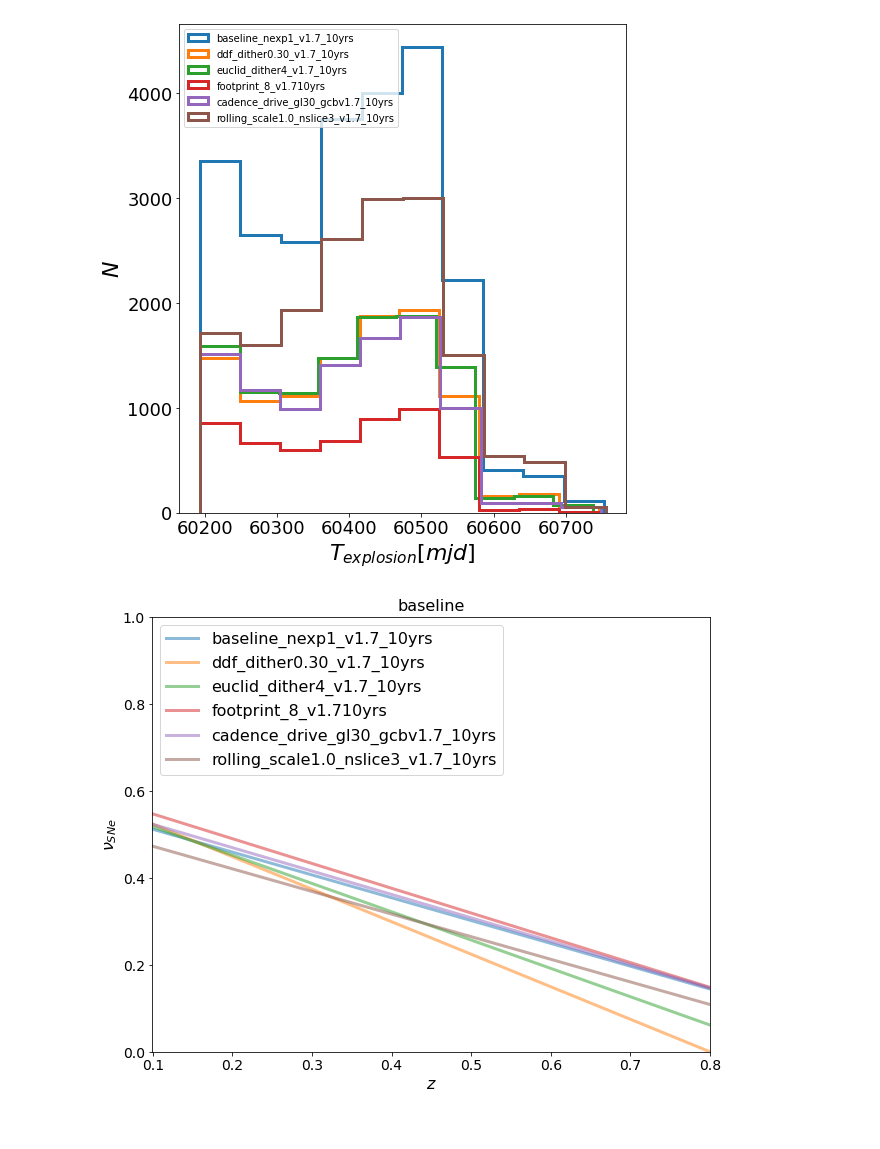
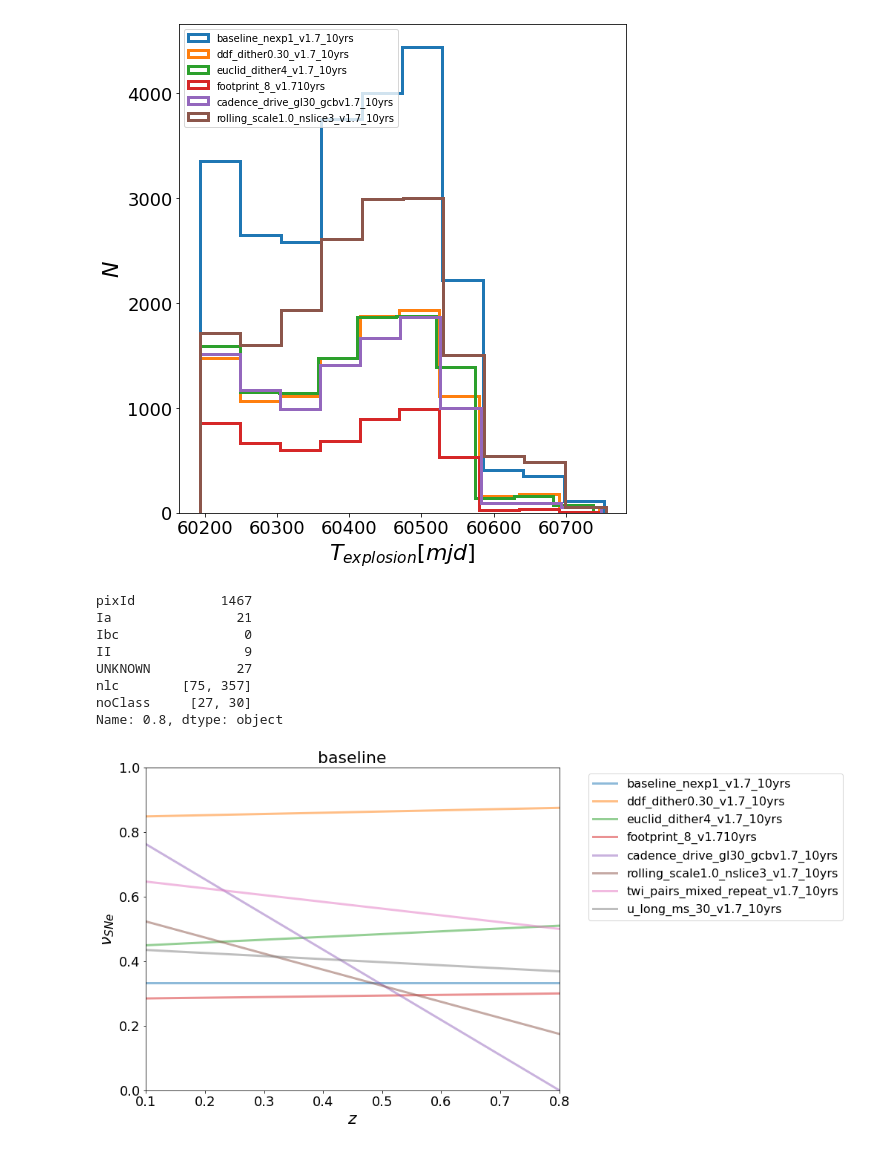
Before and after one commit to FabioRagosta/LSSTmetrics, a Jupyter notebook: SNRateMetric.ipynb, the cells around one changed output. Drawn from its saved outputs; the diff is of its cells as text; code cells hidden in the pictures.

```diff
--- a/SNRateMetric.ipynb
+++ b/SNRateMetric.ipynb
@@ -1061,6 +1028,6 @@ fig=plt.figure(figsize=(10,20))
 for i, key in enumerate(['Ia']):
     for j, z in enumerate([0.1,0.8]):
         ax= fig.add_subplot(3,1,j+1, projection='mollweide')
-        plt_mlw(ax,ra,dec,c=np.concatenate([zfractions[key][z],fractions[key]]),vmin=0,vmax=1,dicts={'marker':'H','cbartitle':'fraction','colormap':'viridis','title': 'Skymap 1yr of survey type {} at z={}'.format(key,z),'psize':50})
+        plt_mlw(ax,ra,dec,c=np.concatenate([zfractions[key][z],zfractions[key][z]]),vmin=0,vmax=1,dicts={'marker':'H','cbartitle':'fraction','colormap':'viridis','title': 'Skymap 1yr of survey type {} at z={}'.format(key,z),'psize':50})
 #plt.savefig('./Figure/skymap_fraction.pdf')
 # %% [output]
@@ -1274,7 +1251,7 @@ metricDataPath = '/home/idies/workspace/Storage/{}/persistent/MAFOutput/MetricDa
 # the following line will be useful if you did not run MAF on all 75 opsims
 runNames = list(resultDbs.keys())
 bundleDicts = {}
-for runName in dbmetric[0:-2]:
+for runName in dbmetric:
        bundleDicts[runName] = bundleDictFromDisk(resultDbs[runName], runName, metricDataPath)
 # %% [output]
 Healpix slicer using NSIDE=16, approximate resolution 219.871130 arcminutes
@@ -1316,7 +1301,7 @@ cm = plt.get_cmap('tab10').colors
 # %%
 fig, ax=plt.subplots(1,figsize=(8,9))
 for db,c in zip(dbmetric[0:-2],cm[0:len(dbmetric[0:-2])]):
-    explt=np.concatenate(df17_ops['Ia_familyOps_test2'][db]['time_expl'])
+    explt=np.concatenate(df17_ops['Ia_familyOps_COSMOS'][db]['time_expl'])
     ax.hist(explt,10, histtype='step',linewidth=3,align='left',label=db,color=c)
 ax.set_xlabel(r'$T_{explosion}[mjd]$',fontsize=22)
 ax.set_ylabel(r'$N$',fontsize=22)
@@ -1327,50 +1312,61 @@ plt.legend(loc = 2)
 # %% [output]
 <matplotlib.legend.Legend at 0x...>
 [figure]
+# %%
+df17_ops['Ia_familyOps_COSMOS'][db]['class'][i].iloc[l]
+# %% [output]
+pixId           1467
+Ia                21
+Ibc                0
+II                 9
+UNKNOWN           27
+nlc        [75, 357]
+noClass     [27, 30]
+Name: 0.8, dtype: object
 # %%
-zfrac={db:{'Ia':{z:0 for z in [0.1,0.8]}}for db in dbmetric[0:-2]}#,'II':{z:0 for z in [0.1,0.8]},'Ibc':{z:0 for z in [0.1,0.8]}}
-miss_class= {db:{'Ia':{'II':{z:0 for z in [0.1,0.8]},'Ibc':{z:0 for z in [0.1,0.8]}}}for db in dbmetric[0:-2]}#,'II':{'Ia':{z:0 for z in [0.1,0.8]},'Ibc':{z:0 for z in [0.1,0.8]}},'Ibc':{'Ia':{z:0 for z in [0.1,0.8]},'II':{z:0 for z in [0.1,0.8]}}}
-for db in dbmetric[0:-2]:
+zfrac={db:{'Ia':{z:0 for z in [0.1,0.8]}}for db in dbmetric}#,'II':{z:0 for z in [0.1,0.8]},'Ibc':{z:0 for z in [0.1,0.8]}}
+miss_class= {db:{'Ia':{'II':{z:0 for z in [0.1,0.8]},'Ibc':{z:0 for z in [0.1,0.8]}}}for db in dbmetric}#,'II':{'Ia':{z:0 for z in [0.1,0.8]},'Ibc':{z:0 for z in [0.1,0.8]}},'Ibc':{'Ia':{z:0 for z in [0.1,0.8]},'II':{z:0 for z in [0.1,0.8]}}}
+for db in dbmetric:
     for j, key in enumerate(zfrac[db].keys()):
         for l,k in enumerate(zfrac[db][key].keys()):
             c=0
-            norm = np.nansum(np.array([df17_ops['Ia_familyOps_test2'][db]['class'][i].iloc[l]['nlc'][0] for i in range(len(df17_ops['Ia_familyOps_test2'][db]['class']))]))
+            norm = np.nansum(np.array([df17_ops['Ia_familyOps_COSMOS'][db]['class'][i].iloc[l]['noClass'] for i in range(len(df17_ops['Ia_familyOps_COSMOS'][db]['class']))]))
             if norm ==0:
                 p=0
             else:
-                p=np.nansum(np.array([df17_ops['Ia_familyOps_test2'][db]['class'][i].iloc[l][key] for i in range(len(df17_ops['Ia_familyOps_test2'][db]['class']))]))/norm
+                p=np.nansum(np.array([df17_ops['Ia_familyOps_COSMOS'][db]['class'][i].iloc[l][key] for i in range(len(df17_ops['Ia_familyOps_COSMOS'][db]['class']))]))/norm
             zfrac[db][key][k] += p
 
-for db in dbmetric[0:-2]:
+for db in dbmetric:
     for j, key in enumerate(miss_class[db].keys()):
         for j, mk in enumerate(miss_class[db][key].keys()):
             for l,k in enumerate(miss_class[db][key][mk].keys()):
-                norm = np.nansum(np.array([df17_ops['Ia_familyOps_test2'][db]['class'][i].iloc[l]['nlc'][0] for i in range(len(df17_ops['Ia_familyOps_test2'][db]['class']))]))
+                norm = np.nansum(np.array([df17_ops['Ia_familyOps_COSMOS'][db]['class'][i].iloc[l]['noClass'] for i in range(len(df17_ops['Ia_familyOps_COSMOS'][db]['class']))]))
                 if norm==0:
                     p=0
                 else:
-                    p=np.nansum(np.array([df17_ops['Ia_familyOps_test2'][db]['class'][i].iloc[l][mk] for i in range(len(df17_ops['Ia_familyOps_test2'][db]['class']))]))/norm
+                    p=np.nansum(np.array([df17_ops['Ia_familyOps_COSMOS'][db]['class'][i].iloc[l][mk] for i in range(len(df17_ops['Ia_familyOps_COSMOS'][db]['class']))]))/norm
                 miss_class[db][key][mk][k] += p
 # %%
 fig, axes = plt.subplots(1,1,figsize=(10,8))
-for db,c in zip(dbmetric[0:-2],cm[0:len(dbmetric[0:-2])]):
+for db,c in zip(dbmetric,cm[0:len(dbmetric)]):
     for i, t in enumerate(zfrac[db].keys()):
         if t=='Ia':
             m1,m2='II','Ibc'
         elif t=='II':
             m1,m2='Ia','Ibc'
         elif t=='Ibc':
             m1,m2='Ia','II'
         axes.plot(zfrac[db][t].keys(),np.array([ zfrac[db][t][k] for k in zfrac[db][t].keys()]),'-',lw=3,color = c,alpha=0.5 ,label=db)
         #axes.plot(zfrac[db][t].keys(),np.array([ miss_class[db][t][m1][k] for k in zfrac[db][t].keys()]),'--',lw=3,color = 'gray' ,label=m1)
         #axes.plot(zfrac[db][t].keys(),np.array([ miss_class[db][t][m2][k] for k in zfrac[db][t].keys()]),'-.',lw=3,color = 'gray' ,label=m2)
-    axes.set_ylabel(r'$\nu_{SNe}$', fontsize=16)
-    axes.set_xlabel(r'$z$', fontsize=16)
+    axes.set_ylabel(r'$\nu_{SNe}$', fontsize=22)
+    axes.set_xlabel(r'$z$', fontsize=22)
     axes.set_xlim([0,1])
     axes.set_xlim([0.099,0.8])
-    axes.tick_params('both', labelsize=14)
-    axes.legend(loc=2,fontsize=16)
-    axes.set_title('baseline', fontsize=16)
+    axes.tick_params('both', labelsize=18)
+    axes.legend(loc=1,bbox_to_anchor=(1.2, .5, 0.5, 0.5),fontsize=16)
+    axes.set_title('baseline', fontsize=22)
     axes.set_ylim([0,1])
 # %% [output]
-[figure, old version]
+[figure, new version]
```
Also changed, not shown: parts of 48 cells of this notebook.
